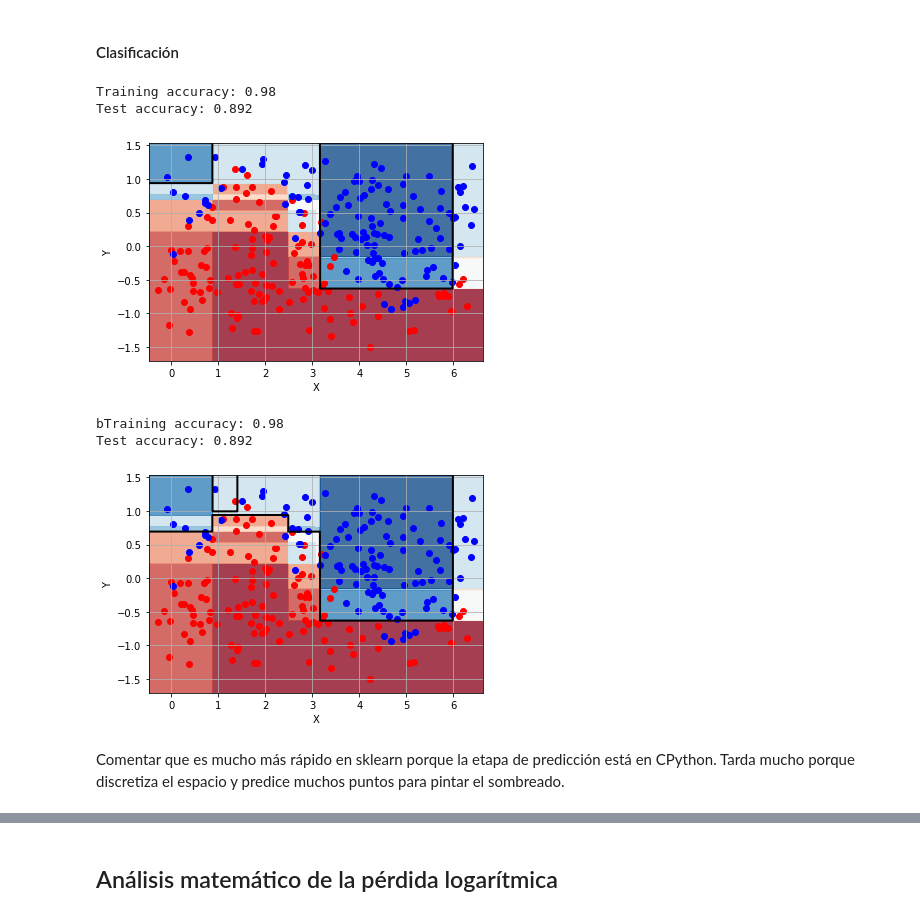
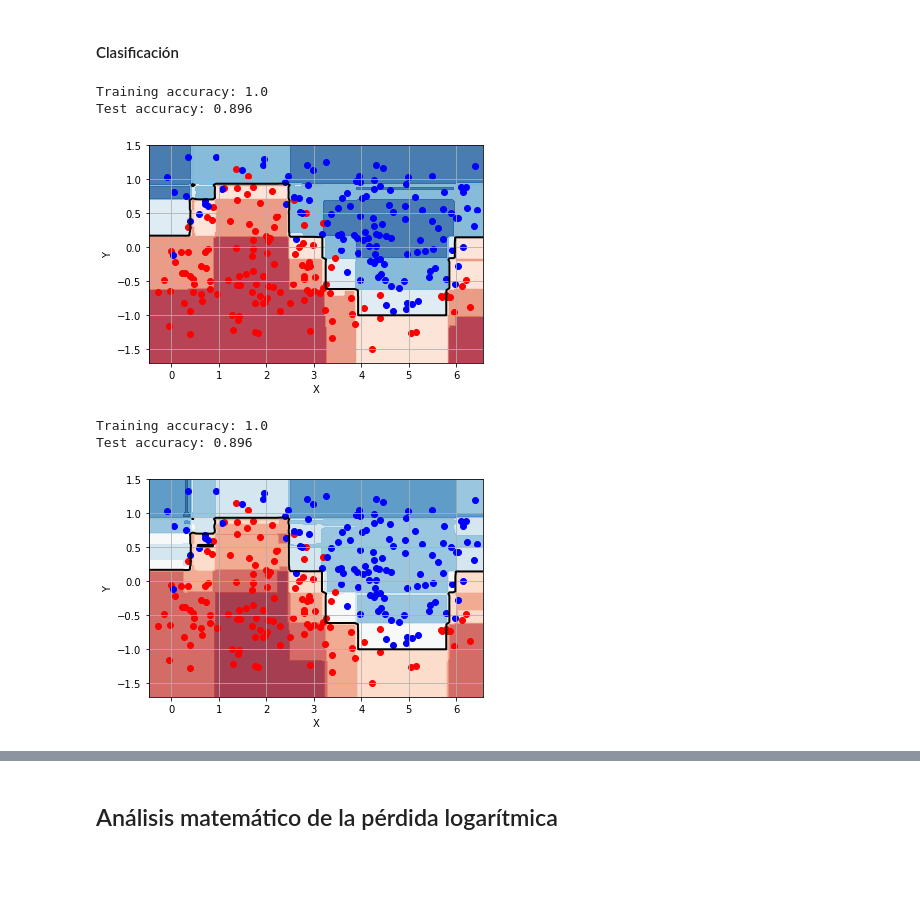
Before and after one commit to Ludvins/MCD_Practicas_MAAA, a Jupyter notebook: P2/P2_boosting.ipynb, the cells around one changed output, grey strips where cells are left out. Saved outputs shown, nothing was run; the diff lists cells and outputs as text; code cells hidden in the pictures; blank space fills up the shorter version.

Commit message:
Pequeños cambios boosting

```diff
--- a/P2/P2_boosting.ipynb
+++ b/P2/P2_boosting.ipynb
@@ -16,14 +16,16 @@ def plotModel(x,y,clase,clf,title=""):
 
     x_min, x_max = x.min() - .2, x.max() + .2
     y_min, y_max = y.min() - .2, y.max() + .2
-    hx = (x_max - x_min)/1000.
-    hy = (y_max - y_min)/1000.
+    hx = (x_max - x_min)/100.
+    hy = (y_max - y_min)/100.
     xx, yy = np.meshgrid(np.arange(x_min, x_max, hx), np.arange(y_min, y_max, hy))
 
+    separator= 0.0
     if hasattr(clf, "decision_function"):
         z = clf.decision_function(np.c_[xx.ravel(), yy.ravel()])
     elif hasattr(clf, "predict_proba"):
         z = clf.predict_proba(np.c_[xx.ravel(), yy.ravel()])[:, 1]
+        separator = 0.5
     else:
         z = clf.predict(np.c_[xx.ravel(), yy.ravel()])
 
@@ -32,7 +34,7 @@ def plotModel(x,y,clase,clf,title=""):
     cm_bright = ListedColormap(['#FF0000', '#0000FF'])
 
     plt.contourf(xx, yy, z, cmap=cm, alpha=.8)
-    plt.contour(xx, yy, z, [0.5], linewidths=[2], colors=['k'])
+    plt.contour(xx, yy, z, [separator], linewidths=[2], colors=['k'])
 
     if clase is not None:
         plt.scatter(x[clase==-1], y[clase==-1], c='#FF0000')
@@ -414,6 +417,18 @@ class BaseGB():
 
         return self
 
+    def raw_predict(self, X, stages = None):
+        F = np.full(X.shape[0], self.F0)
+        if stages is None:
+            stages = self.n_estimators_
+
+        for m in range(stages):
+            F += self.learning_rate \
+                   * self._update_F(self.multipliers[m], X,
+                                    self.estimators_[m])
+
+        return F
+
     def predict(self, X):
         raise NotImplementedError('predict method not implemented')
 
@@ -473,21 +486,19 @@ class ClassifierGB(BaseGB):
         return self
 
     def decision_function(self, X):
-        F = np.full(X.shape[0], self.F0)
-        for m in range(self.n_estimators_):
-            F += self.learning_rate \
-                   * self._update_F(self.multipliers[m], X,
-                                    self.estimators_[m])
-
-        return F
+        return self.raw_predict(X)
 
     def predict(self, X):
-        raw_predictions = self.decision_function(X)
+        raw_predictions = self.raw_predict(X)
 
         return self.loss_.raw_preds_to_labels(raw_predictions)
 
+    def predict_staged(self, X):
+        for m in range(self.n_estimators_):
+            yield self.loss_.raw_preds_to_labels(self.raw_predict(X, stages = m))
+
     def predict_proba(self, X):
-        raw_predictions = self.decision_function(X)
+        raw_predictions = self.raw_predict(X)
 
         return self.loss_.raw_preds_to_proba(raw_predictions)
 
@@ -543,7 +556,7 @@ Test MSE sklearn: 46632.05117535119
 # %% [markdown]
 #### Clasificación
 # %%
-gbc = ClassifierGB(n_estimators = 10)
+gbc = ClassifierGB()
 gbc.fit(Xtrain_class, Ytrain_class)
 
 print(f"Training accuracy: {gbc.score(Xtrain_class, Ytrain_class)}")
@@ -551,21 +564,20 @@ print(f"Test accuracy: {gbc.score(Xtest_class, Ytest_class)}")
 
 plotModel(Xtest_reg, Ytest_reg, Ytest_class, gbc)
 # %% [output]
-Training accuracy: 0.98
-Test accuracy: 0.892
+Training accuracy: 1.0
+Test accuracy: 0.896
-[figure, old version]
+[figure, new version]
 # %%
 from sklearn.ensemble import GradientBoostingClassifier
+from sklearn.dummy import DummyRegressor
 
-gbc_sk = GradientBoostingClassifier(n_estimators = 10, criterion="mse", random_state=2020)
+gbc_sk = GradientBoostingClassifier(criterion="mse", random_state=2020)
 gbc_sk.fit(Xtrain_class, Ytrain_class)
-print(f"bTraining accuracy: {gbc_sk.score(Xtrain_class, Ytrain_class)}")
+print(f"Training accuracy: {gbc_sk.score(Xtrain_class, Ytrain_class)}")
 print(f"Test accuracy: {gbc_sk.score(Xtest_class, Ytest_class)}")
 
 plotModel(Xtest_reg, Ytest_reg, Ytest_class, gbc_sk)
 # %% [output]
-bTraining accuracy: 0.98
-Test accuracy: 0.892
+Training accuracy: 1.0
+Test accuracy: 0.896
-[figure, old version]
+[figure, new version]
-# %% [markdown]
-Comentar que es mucho más rápido en sklearn porque la etapa de predicción está en CPython. Tarda mucho porque discretiza el espacio y predice muchos puntos para pintar el sombreado.
```
Also changed, not shown: parts of 10 cells of this notebook.
